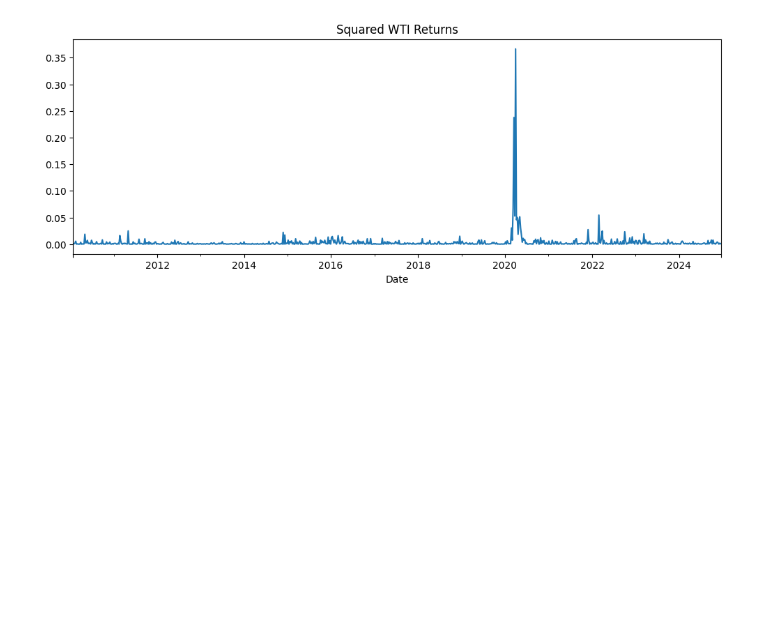
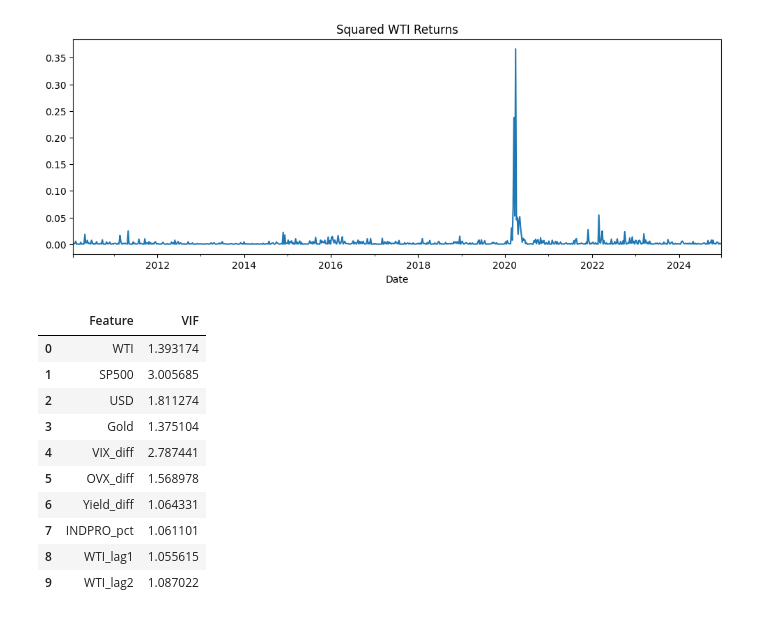
Before and after one commit to Carlson29/Crude-Oil-Prices-Model, a Jupyter notebook: code Files/oil_prediction.ipynb, the cells around one changed output. Cells and saved outputs as stored; diff of their text form; code cells hidden in the pictures; blank space fills up the shorter version.

```diff
--- a/code Files/oil_prediction.ipynb
+++ b/code Files/oil_prediction.ipynb
@@ -587,3 +602,29 @@ plt.title('Squared WTI Returns')
 plt.show()
 # %% [output]
 [figure]
+# %%
+from statsmodels.stats.outliers_influence import variance_inflation_factor
+
+X = model_data.drop(columns=['Target'])
+
+vif = pd.DataFrame()
+vif['Feature'] = X.columns
+
+vif['VIF'] = [
+    variance_inflation_factor(X.values, i)
+    for i in range(X.shape[1])
+]
+
+vif
+# %% [output]
+|  | Feature | VIF |
+| 0 | WTI | 1.393174 |
+| 1 | SP500 | 3.005685 |
+| 2 | USD | 1.811274 |
+| 3 | Gold | 1.375104 |
+| 4 | VIX_diff | 2.787441 |
+| 5 | OVX_diff | 1.568978 |
+| 6 | Yield_diff | 1.064331 |
+| 7 | INDPRO_pct | 1.061101 |
+| 8 | WTI_lag1 | 1.055615 |
+| 9 | WTI_lag2 | 1.087022 |
```
Also changed, not shown: parts of 20 cells of this notebook, 1 other file.
